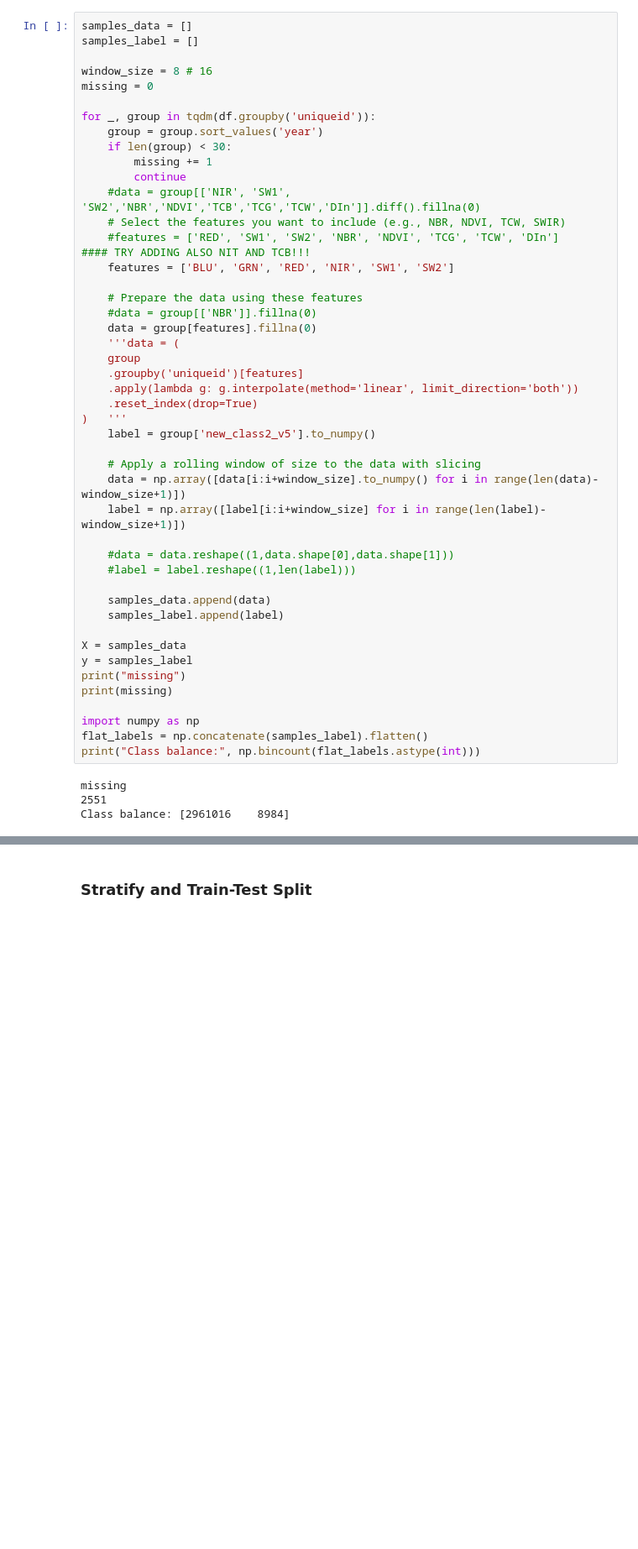
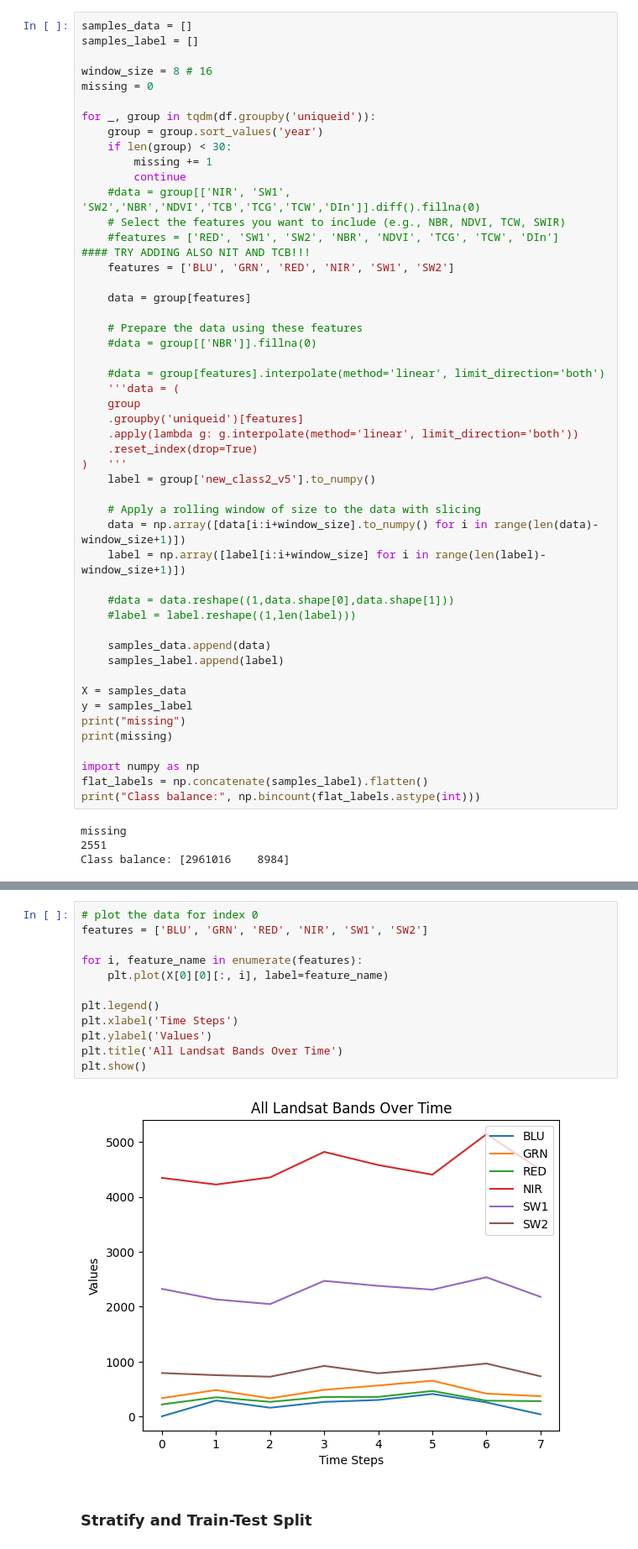
Before and after one commit to jorunnmense/forest-disturbance-detection-landsat-europe, a Jupyter notebook: Multikernel_Model/Training_multikernel.ipynb, the cells around one changed output, grey strips where cells are left out. Shown: that part at 84% size. Saved outputs shown, nothing was run; the diff lists cells and outputs as text; blank space fills up the shorter version.

Commit message:
aligned missing value treatment in inference and training

```diff
--- a/Multikernel_Model/Training_multikernel.ipynb
+++ b/Multikernel_Model/Training_multikernel.ipynb
@@ -184,9 +184,12 @@ for _, group in tqdm(df.groupby('uniqueid')):
     #features = ['RED', 'SW1', 'SW2', 'NBR', 'NDVI', 'TCG', 'TCW', 'DIn']           #### TRY ADDING ALSO NIT AND TCB!!!
     features = ['BLU', 'GRN', 'RED', 'NIR', 'SW1', 'SW2']
 
+    data = group[features]
+
     # Prepare the data using these features
     #data = group[['NBR']].fillna(0)
-    data = group[features].fillna(0)
+
+    #data = group[features].interpolate(method='linear', limit_direction='both')
     '''data = (
     group
     .groupby('uniqueid')[features]
@@ -244,3 +223,17 @@ plt.plot(X[0][3])
+# %%
+# plot the data for index 0
+features = ['BLU', 'GRN', 'RED', 'NIR', 'SW1', 'SW2']
+
+for i, feature_name in enumerate(features):
+    plt.plot(X[0][0][:, i], label=feature_name)
+
+plt.legend()
+plt.xlabel('Time Steps')
+plt.ylabel('Values')
+plt.title('All Landsat Bands Over Time')
+plt.show()
+# %% [output]
+[figure, added]
 # %% [markdown]
 ### Stratify and Train-Test Split
 # %%
```
Also changed, not shown: parts of 9 cells of this notebook, 2 other files.
